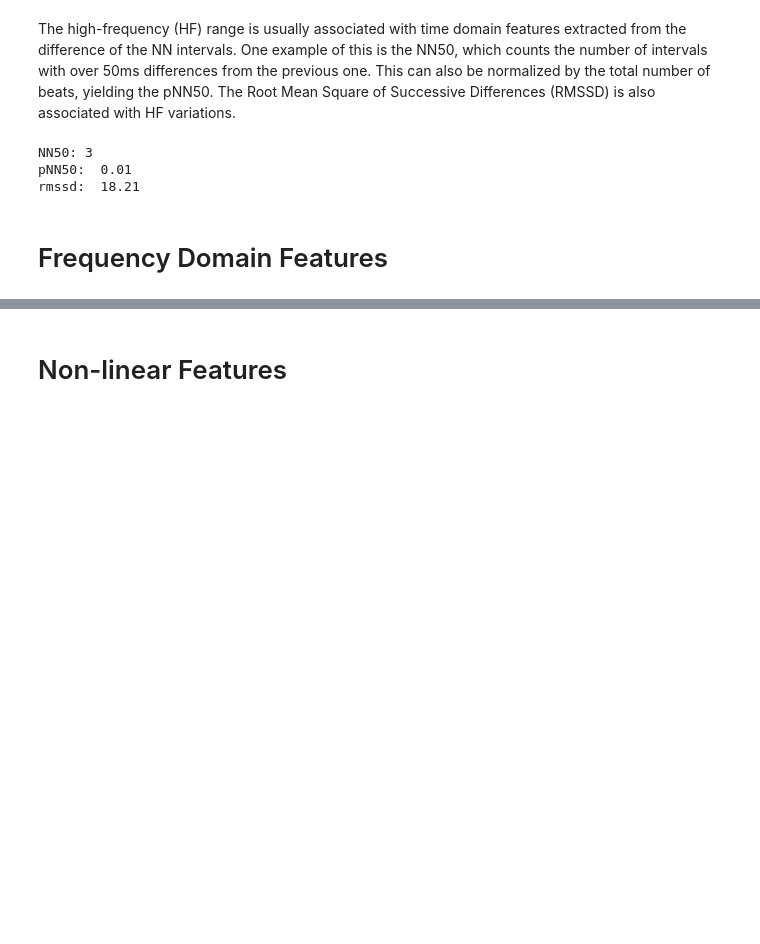
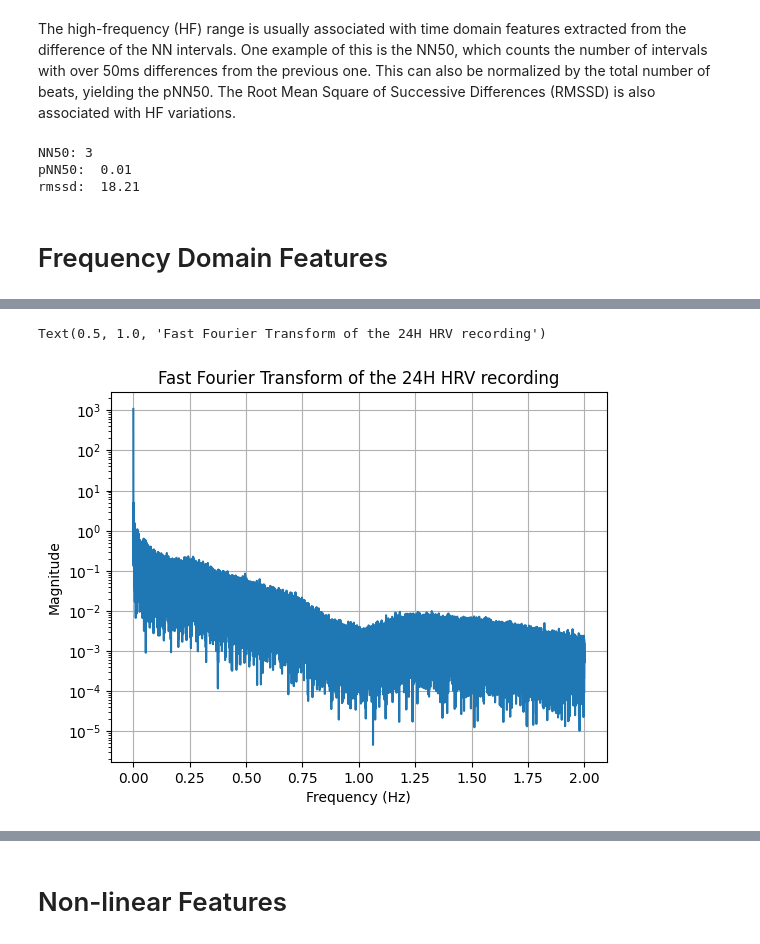
Before and after one commit to jkruse27/Tutorials, a Jupyter notebook: notebooks/hrv_basics.ipynb, the cells around one changed output, grey strips where cells are left out. Drawn from its saved outputs; the diff is of its cells as text; code cells hidden in the pictures; blank space fills up the shorter version.

```diff
--- a/notebooks/hrv_basics.ipynb
+++ b/notebooks/hrv_basics.ipynb
@@ -223,0 +268,18 @@ Besides analysis done in the time domain, the frequency domain can also give us
+# %%
+# Creating window function
+w = hamming(N)
+
+# Obtain FFT of the multiplication of the signal by the window function
+ywf = fft(hrv*w)
+
+plt.plot(xf, 2.0/N * np.abs(ywf[0:N//2]))
+plt.grid()
+
+plt.yscale('log')
+
+plt.xlabel('Frequency (Hz)')
+plt.ylabel('Magnitude')
+plt.title('Fast Fourier Transform of the 24H HRV recording')
+# %% [output]
+Text(0.5, 1.0, 'Fast Fourier Transform of the 24H HRV recording')
+[figure, added]
```
Also changed, not shown: parts of 11 cells of this notebook, 17 other files.
